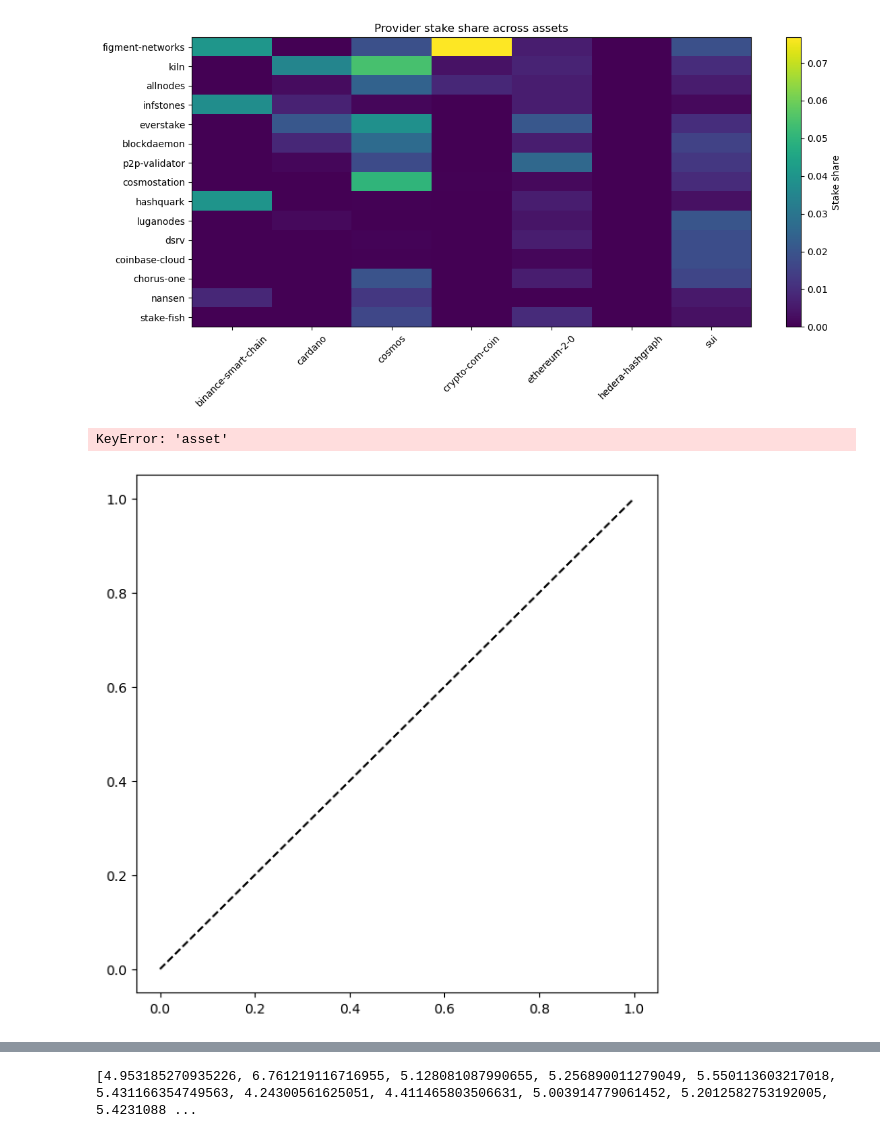
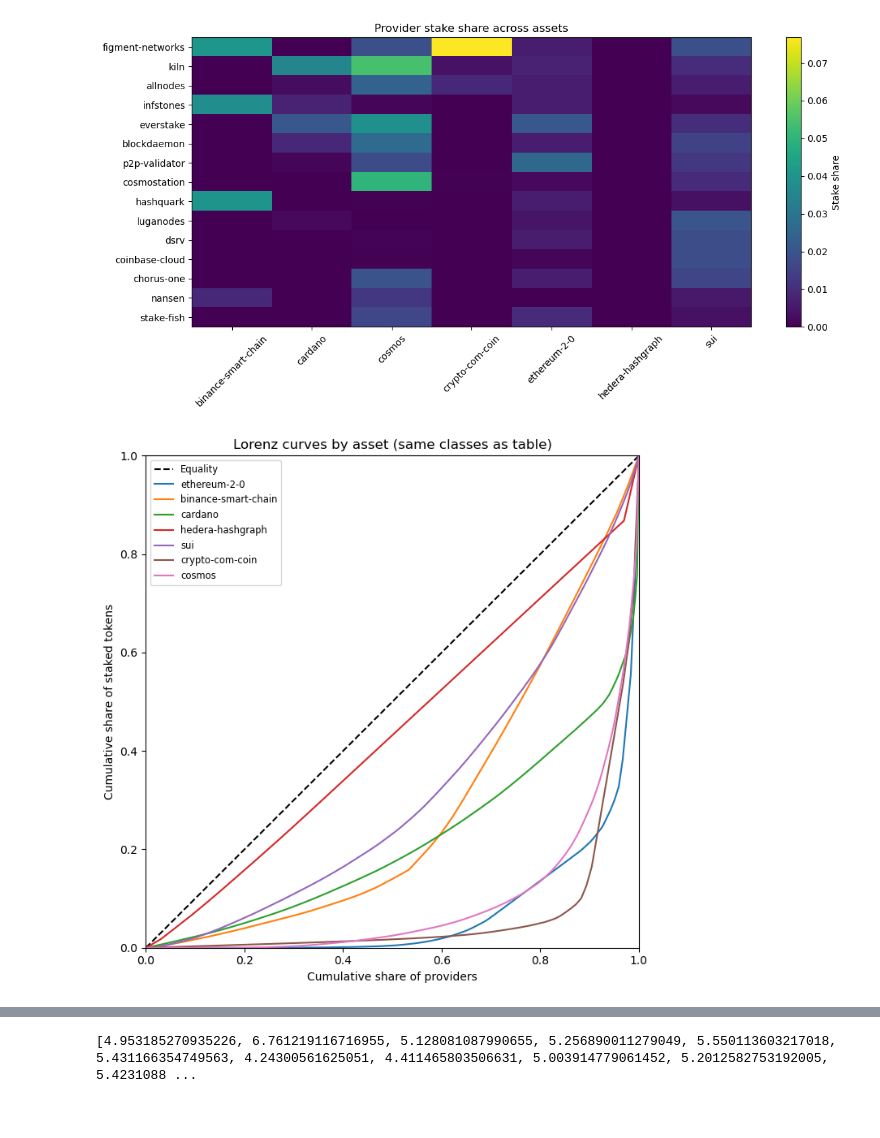
Before and after one commit to schwmi/StakingProviderConcentrationAnalysis, a Jupyter notebook: StakingRewardsAnalysis.ipynb, the cells around one changed output, grey strips where cells are left out. Saved outputs shown, nothing was run; the diff lists cells and outputs as text; code cells hidden in the pictures.

Commit message:
Fix gini logic

```diff
--- a/StakingRewardsAnalysis.ipynb
+++ b/StakingRewardsAnalysis.ipynb
@@ -623,6 +623,9 @@ EXCLUDED_TYPES = {
     "lending",
     "smart-contract",
 }
+
+RESIDUAL_SPLIT_FOR_METRICS = False
+RESIDUAL_MIN_TOKEN_AMOUNT = 32.0
 
 def to_float(x, default=0.0):
     if x is None:
@@ -700,23 +703,34 @@ for asset in filtered_df["asset"]:
 
     coverage_included = included_sum / total_value
 
-    gini = calculate_gini_from_values(metric_providers, total_value)
+    gini = calculate_gini_from_values(
+        metric_providers,
+        total_value,
+        split_residual=RESIDUAL_SPLIT_FOR_METRICS,
+        min_residual_token_amount=RESIDUAL_MIN_TOKEN_AMOUNT,
+    )
 
     nakamoto = calculate_nakamoto_coefficient(
         metric_providers,
         total_value=total_value,
         threshold=0.33,
+        split_residual=RESIDUAL_SPLIT_FOR_METRICS,
+        min_residual_token_amount=RESIDUAL_MIN_TOKEN_AMOUNT,
     )
 
     hhi = calculate_hhi_from_values(
         metric_providers,
         total_value=total_value,
+        split_residual=RESIDUAL_SPLIT_FOR_METRICS,
+        min_residual_token_amount=RESIDUAL_MIN_TOKEN_AMOUNT,
     )
 
     topk = calculate_top_k_stake_shares(
         metric_providers,
         total_value=total_value,
         k_values=[1, 3, 5],
+        split_residual=RESIDUAL_SPLIT_FOR_METRICS,
+        min_residual_token_amount=RESIDUAL_MIN_TOKEN_AMOUNT,
     )
 
     is_eligible = coverage_included > 0.70 and provider_count > 30
@@ -1080,7 +1094,7 @@ def add_lorenz_curve_to_axis(
     providers: list[dict],
     total_value: float,
     label: str,
-    split_residual: bool = True,
+    split_residual: bool = False,
     min_residual_token_amount: float = 1.0,
 ):
     values, _, _ = _build_stake_values_with_residual(
@@ -1109,39 +1123,44 @@ def add_lorenz_curve_to_axis(
 
 import matplotlib.pyplot as plt
 
+# For Lorenz/Gini plots, a single residual blob is usually less distortionary.
+LORENZ_SPLIT_RESIDUAL = False
+LORENZ_MIN_RESIDUAL_TOKEN_AMOUNT = 1.0
+
 fig, ax = plt.subplots(figsize=(7, 7))
 
 ax.plot([0, 1], [0, 1], "k--", label="Equality")
 
 for asset in df["asset"]:
     data = lorenz_inputs.get(asset)
     if not data:
         continue
 
     add_lorenz_curve_to_axis(
         ax=ax,
         providers=data["providers"],
         total_value=data["total_value"],
         label=asset,
+        split_residual=LORENZ_SPLIT_RESIDUAL,
+        min_residual_token_amount=LORENZ_MIN_RESIDUAL_TOKEN_AMOUNT,
     )
 
 ax.set_xlim(0, 1)
 ax.set_ylim(0, 1)
 ax.set_xlabel("Cumulative share of providers")
 ax.set_ylabel("Cumulative share of staked tokens")
 ax.set_title("Lorenz curves by asset (same classes as table)")
 ax.legend(loc="upper left", fontsize="small")
 
 plt.tight_layout()
 
 plt.savefig(
     "figures/lorenz_curve.pdf",
     format="pdf",
     bbox_inches="tight",
 )
 # %% [output]
-KeyError: 'asset'
-[figure, old version]
+[figure, new version]
 # %%
 # Quadrant scatter plot
 import matplotlib.pyplot as plt
```
Also changed, not shown: parts of 3 cells of this notebook.
